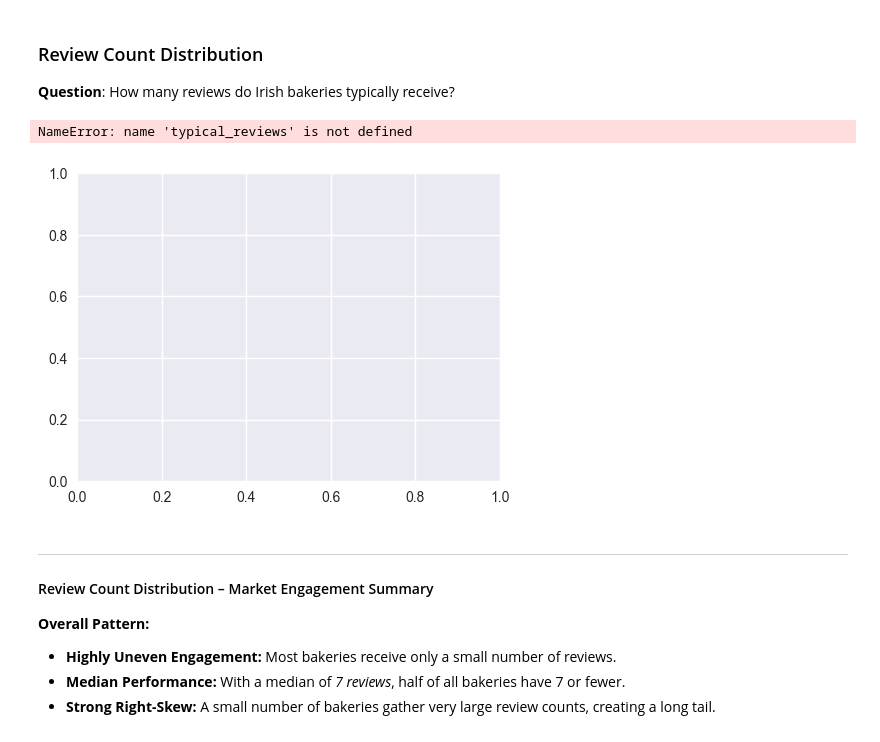
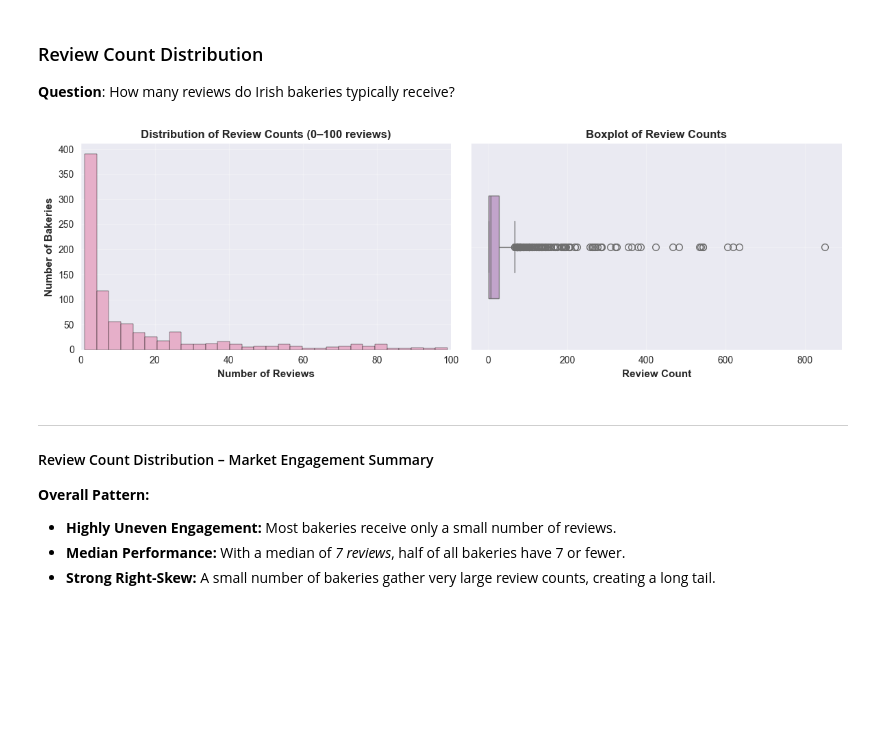
Before and after one commit to vialsiu/irish-bakery-data-science-project, a Jupyter notebook: notebooks/DataAnalysis.ipynb, the cells around one changed output. Drawn from its saved outputs; the diff is of its cells as text; code cells hidden in the pictures; blank space fills up the shorter version.

```diff
--- a/notebooks/DataAnalysis.ipynb
+++ b/notebooks/DataAnalysis.ipynb
@@ -710,40 +731,42 @@ plt.show()
 ### Review Count Distribution
 **Question**: How many reviews do Irish bakeries typically receive?
 # %%
+# Recreate typical_reviews
+typical_reviews = df_clean[df_clean['review_count_clean'] <= 100]['review_count_clean']
+
 plt.figure(figsize=(12, 4))
 
-# Histogram (unchanged)
+# Histogram
 plt.subplot(1, 2, 1)
 sns.histplot(
     typical_reviews,
     bins=30,
     color="#E6A5C2",
     edgecolor="black",
     alpha=0.85
 )
 plt.xlabel("Number of Reviews", fontweight="bold")
 plt.ylabel("Number of Bakeries", fontweight="bold")
 plt.title("Distribution of Review Counts (0–100 reviews)", fontweight="bold")
 plt.grid(True, alpha=0.3)
 plt.xticks(range(0, 101, 20))
 plt.xlim(0, 100)
 
-# === Improved horizontal boxplot ===
+# Horizontal boxplot
 plt.subplot(1, 2, 2)
 sns.boxplot(
     x=df_clean["review_count_clean"],
     color="#C69DD2",
     width=0.5
 )
 plt.xlabel("Review Count", fontweight="bold")
 plt.title("Boxplot of Review Counts", fontweight="bold")
 plt.grid(True, alpha=0.3)
 
 plt.tight_layout()
 plt.show()
 # %% [output]
-NameError: name 'typical_reviews' is not defined
-[figure, old version]
+[figure, new version]
 # %% [markdown]
 ---
 
```
Also changed, not shown: parts of 6 cells of this notebook.
